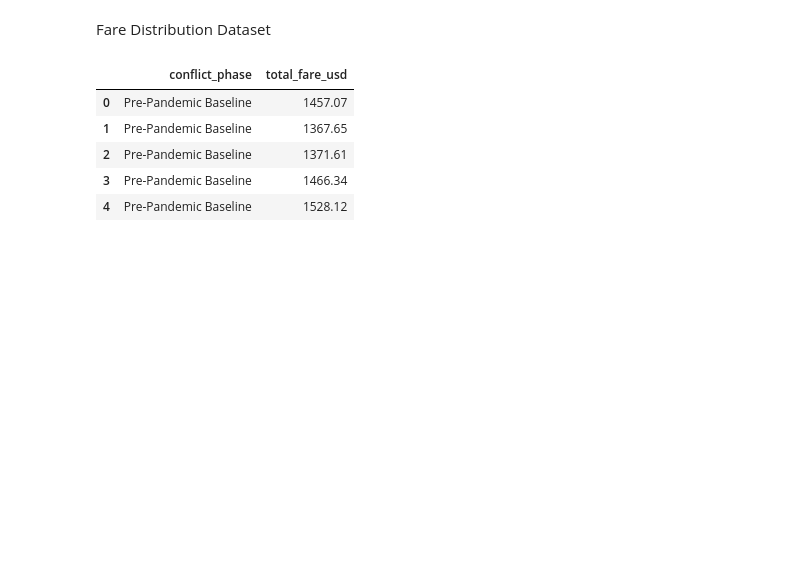
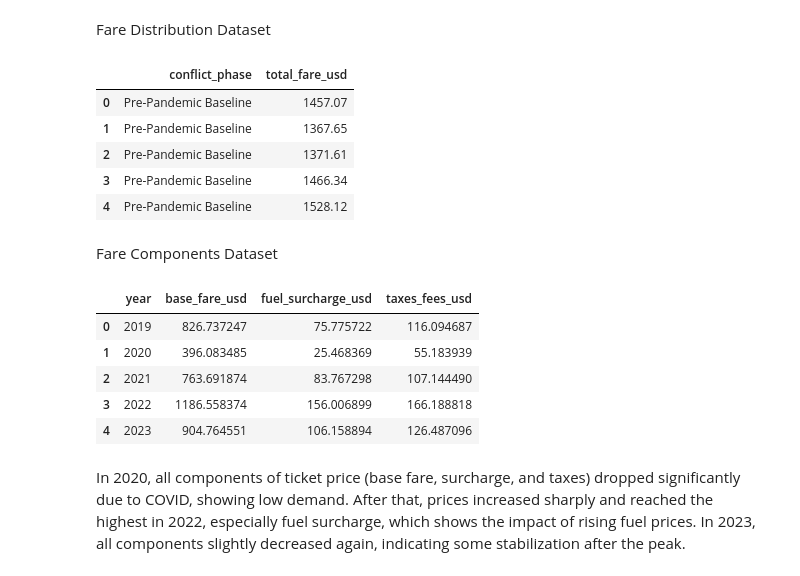
Before and after one commit to Algoastronaut/C_G18_AirlineTicketPricesVsFuelCostsAnalysis, a Jupyter notebook: notebooks/05_final_load_prep.ipynb, the cells around one changed output. Cells and saved outputs as stored; diff of their text form; code cells hidden in the pictures; blank space fills up the shorter version.

Commit message:
Create fare component dataset to analyze base fare, taxes, and surcharge trends

```diff
--- a/notebooks/05_final_load_prep.ipynb
+++ b/notebooks/05_final_load_prep.ipynb
@@ -197,3 +197,22 @@ fare_distribution.head()
 | 2 | Pre-Pandemic Baseline | 1371.61 |
 | 3 | Pre-Pandemic Baseline | 1466.34 |
 | 4 | Pre-Pandemic Baseline | 1528.12 |
+# %% [markdown]
+Fare Components Dataset
+# %%
+fare_components = df.groupby('year').agg({
+    'base_fare_usd': 'mean',
+    'fuel_surcharge_usd': 'mean',
+    'taxes_fees_usd': 'mean'
+}).reset_index()
+
+fare_components.head()
+# %% [output]
+|  | year | base_fare_usd | fuel_surcharge_usd | taxes_fees_usd |
+| 0 | 2019 | 826.737247 | 75.775722 | 116.094687 |
+| 1 | 2020 | 396.083485 | 25.468369 | 55.183939 |
+| 2 | 2021 | 763.691874 | 83.767298 | 107.144490 |
+| 3 | 2022 | 1186.558374 | 156.006899 | 166.188818 |
+| 4 | 2023 | 904.764551 | 106.158894 | 126.487096 |
+# %% [markdown]
+In 2020, all components of ticket price (base fare, surcharge, and taxes) dropped significantly due to COVID, showing low demand. After that, prices increased sharply and reached the highest in 2022, especially fuel surcharge, which shows the impact of rising fuel prices. In 2023, all components slightly decreased again, indicating some stabilization after the peak.
```
